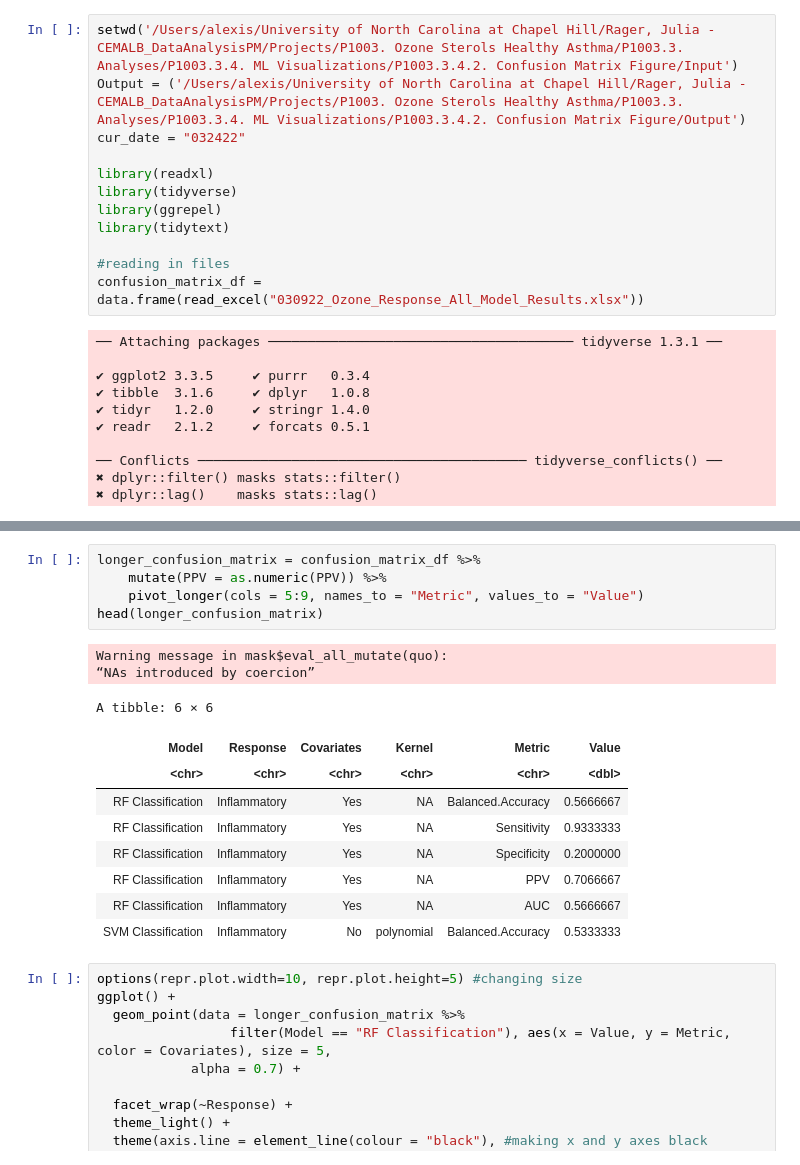
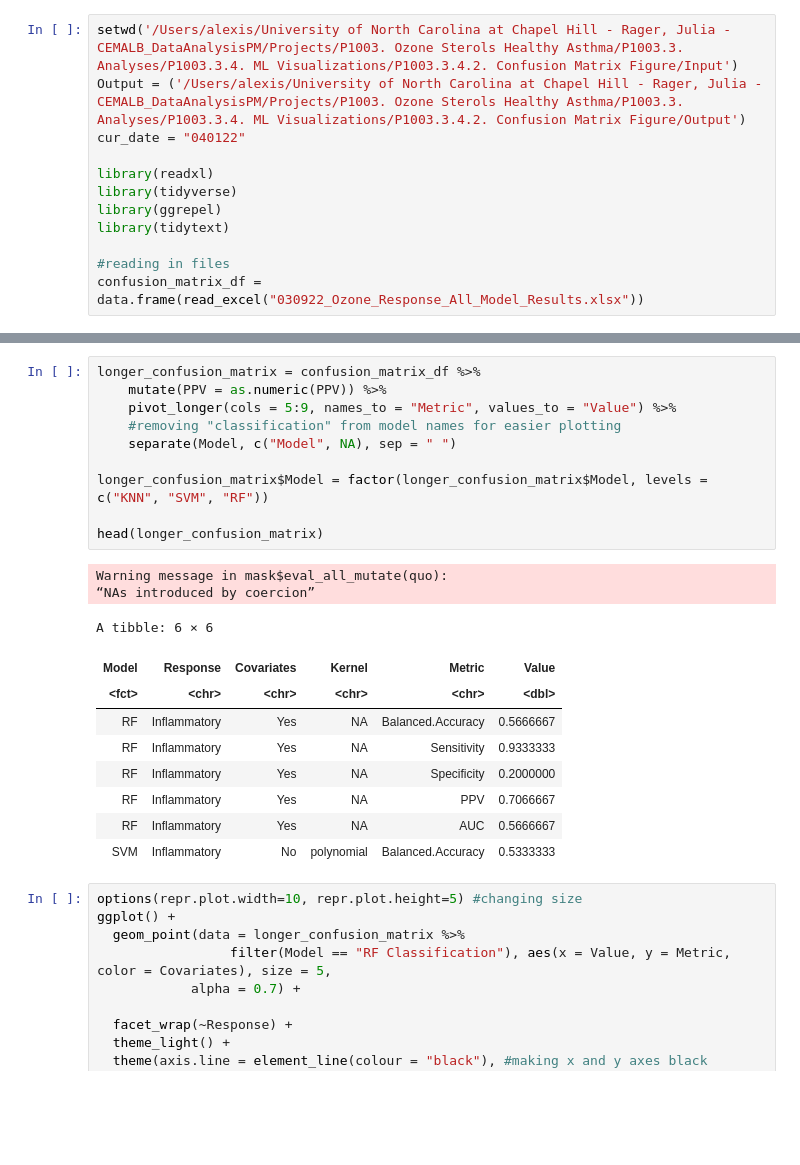
Before and after one commit to UNC-CEMALB/Ozone-exposure-is-associated-with-alterations-in-lung-and-systemic-sterol-profiles-in-healthy-and-as, a Jupyter notebook: 3. ML Visualization/Confusion Matrix Figure.ipynb, the cells around one changed output, grey strips where cells are left out. Drawn from its saved outputs; the diff is of its cells as text; blank space fills up the shorter version.

```diff
--- a/3. ML Visualization/Confusion Matrix Figure.ipynb
+++ b/3. ML Visualization/Confusion Matrix Figure.ipynb
@@ -1,7 +1,7 @@
 # %%
-setwd('/Users/alexis/University of North Carolina at Chapel Hill/Rager, Julia - CEMALB_DataAnalysisPM/Projects/P1003. Ozone Sterols Healthy Asthma/P1003.3. Analyses/P1003.3.4. ML Visualizations/P1003.3.4.2. Confusion Matrix Figure/Input')
-Output = ('/Users/alexis/University of North Carolina at Chapel Hill/Rager, Julia - CEMALB_DataAnalysisPM/Projects/P1003. Ozone Sterols Healthy Asthma/P1003.3. Analyses/P1003.3.4. ML Visualizations/P1003.3.4.2. Confusion Matrix Figure/Output')
-cur_date = "032422"
+setwd('/Users/alexis/University of North Carolina at Chapel Hill - Rager, Julia - CEMALB_DataAnalysisPM/Projects/P1003. Ozone Sterols Healthy Asthma/P1003.3. Analyses/P1003.3.4. ML Visualizations/P1003.3.4.2. Confusion Matrix Figure/Input')
+Output = ('/Users/alexis/University of North Carolina at Chapel Hill - Rager, Julia - CEMALB_DataAnalysisPM/Projects/P1003. Ozone Sterols Healthy Asthma/P1003.3. Analyses/P1003.3.4. ML Visualizations/P1003.3.4.2. Confusion Matrix Figure/Output')
+cur_date = "040122"
 
 library(readxl)
 library(tidyverse)
@@ -10,17 +10,6 @@ library(tidytext)
 
 #reading in files
 confusion_matrix_df = data.frame(read_excel("030922_Ozone_Response_All_Model_Results.xlsx"))
-# %% [output]
-── Attaching packages ─────────────────────────────────────── tidyverse 1.3.1 ──
-
-✔ ggplot2 3.3.5     ✔ purrr   0.3.4
-✔ tibble  3.1.6     ✔ dplyr   1.0.8
-✔ tidyr   1.2.0     ✔ stringr 1.4.0
-✔ readr   2.1.2     ✔ forcats 0.5.1
-
-── Conflicts ────────────────────────────────────────── tidyverse_conflicts() ──
-✖ dplyr::filter() masks stats::filter()
-✖ dplyr::lag()    masks stats::lag()
 # %%
 head(confusion_matrix_df)
 # %% [output]
@@ -36,20 +25,25 @@ A data.frame: 6 × 9
 # %%
 longer_confusion_matrix = confusion_matrix_df %>%
     mutate(PPV = as.numeric(PPV)) %>%
-    pivot_longer(cols = 5:9, names_to = "Metric", values_to = "Value")
+    pivot_longer(cols = 5:9, names_to = "Metric", values_to = "Value") %>%
+    #removing "classification" from model names for easier plotting
+    separate(Model, c("Model", NA), sep = " ")
+
+longer_confusion_matrix$Model = factor(longer_confusion_matrix$Model, levels = c("KNN", "SVM", "RF"))
+
 head(longer_confusion_matrix)
 # %% [output]
 Warning message in mask$eval_all_mutate(quo):
 “NAs introduced by coercion”
 A tibble: 6 × 6
 | Model | Response | Covariates | Kernel | Metric | Value |
-| <chr> | <chr> | <chr> | <chr> | <chr> | <dbl> |
-| RF Classification | Inflammatory | Yes | NA | Balanced.Accuracy | 0.5666667 |
-| RF Classification | Inflammatory | Yes | NA | Sensitivity | 0.9333333 |
-| RF Classification | Inflammatory | Yes | NA | Specificity | 0.2000000 |
-| RF Classification | Inflammatory | Yes | NA | PPV | 0.7066667 |
-| RF Classification | Inflammatory | Yes | NA | AUC | 0.5666667 |
-| SVM Classification | Inflammatory | No | polynomial | Balanced.Accuracy | 0.5333333 |
+| <fct> | <chr> | <chr> | <chr> | <chr> | <dbl> |
+| RF | Inflammatory | Yes | NA | Balanced.Accuracy | 0.5666667 |
+| RF | Inflammatory | Yes | NA | Sensitivity | 0.9333333 |
+| RF | Inflammatory | Yes | NA | Specificity | 0.2000000 |
+| RF | Inflammatory | Yes | NA | PPV | 0.7066667 |
+| RF | Inflammatory | Yes | NA | AUC | 0.5666667 |
+| SVM | Inflammatory | No | polynomial | Balanced.Accuracy | 0.5333333 |
 # %%
 options(repr.plot.width=10, repr.plot.height=5) #changing size
 ggplot() +
```
Also changed, not shown: parts of 1 cell of this notebook.
